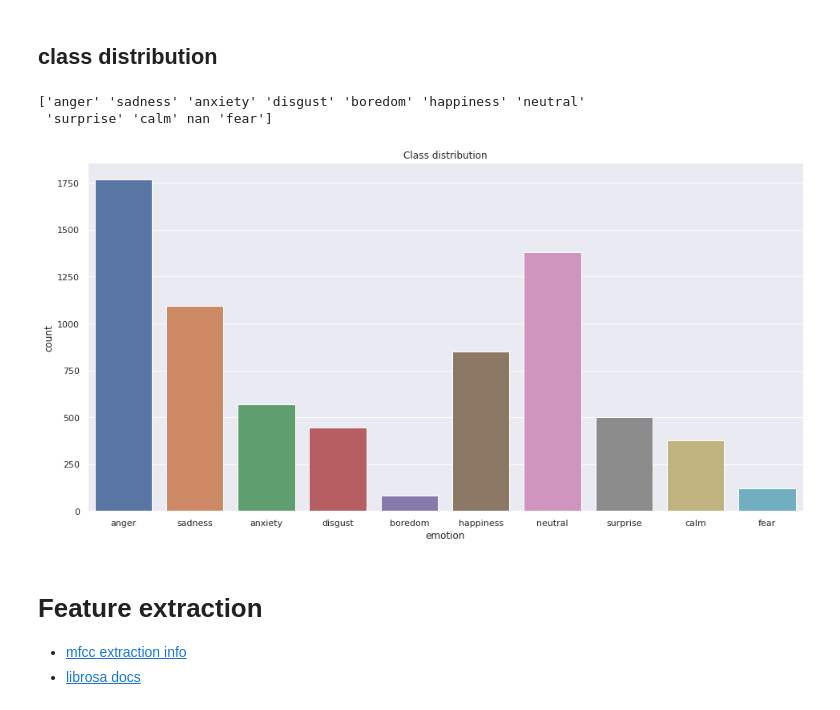
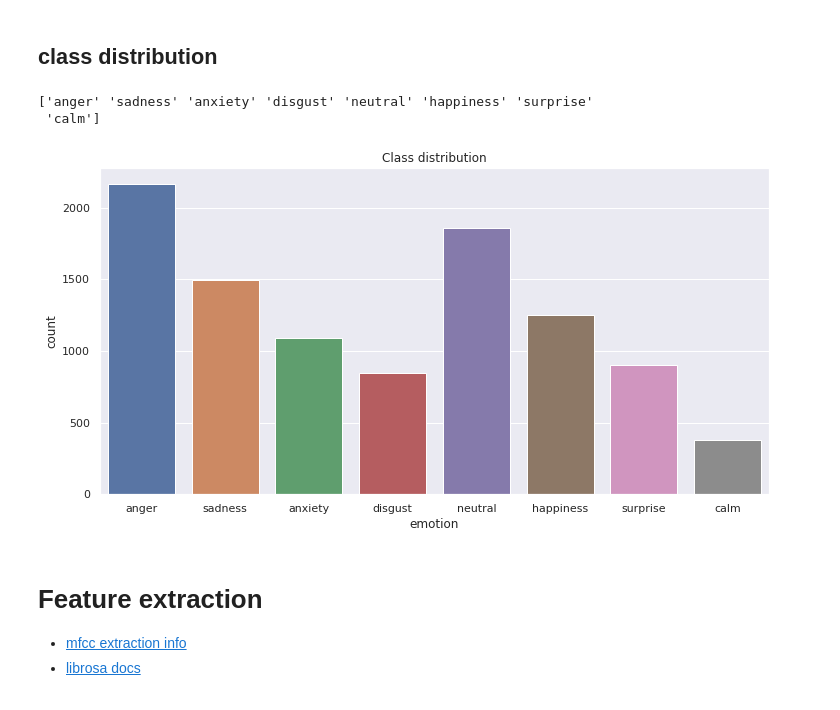
Before and after one commit to mikolajm190/python_SER_DL, a Jupyter notebook: src/cross_corpus_SER.ipynb, the cells around one changed output. Drawn from its saved outputs; the diff is of its cells as text; code cells hidden in the pictures.

Commit message:
feature extraction, data split, SER task update

```diff
--- a/src/cross_corpus_SER.ipynb
+++ b/src/cross_corpus_SER.ipynb
@@ -18,9 +18,9 @@ def load_data(path):
 
     # iterate over audio files extracting emotion label, file path and speaker info
     for root, _, files in os.walk(path):
-        for filename in files:
-            temp_path_split = os.path.dirname(root).split('/')
-            if len(temp_path_split) > 2: # seek files when inside a data folder
+        if len(files): # extract info only if files are found
+            for filename in files:
+                temp_path_split = os.path.dirname(root).split('/')
                 # extract emotion label specific to every database
                 if temp_path_split[2] == 'emodb':
                     emotion.append(filename[5])
@@ -32,7 +32,7 @@ def load_data(path):
                     emotion.append(filename.split('_')[2].split('.')[0])
                 elif temp_path_split[2] == 'shemo':
                     emotion.append(filename[3])
-                else:
+                elif temp_path_split[2] == 'aesdd':
                     emotion.append(os.path.basename(root))
                 file_path.append(os.path.join(root, filename))
                 database.append(temp_path_split[2])
@@ -44,9 +44,10 @@ def load_data(path):
 
     return audio_df
 
+# fear -> anxiety, boredom -> neutral, calm -> neutral?
 def translate_labels(df):
     # replace label inidication with full name for each database
-    df.loc[df['database'] == 'emodb'] = df.loc[df['database'] == 'emodb'].replace({'W': 'anger', 'L': 'boredom',
+    df.loc[df['database'] == 'emodb'] = df.loc[df['database'] == 'emodb'].replace({'W': 'anger', 'L': 'neutral',
                                                                                'E': 'disgust', 'A': 'anxiety',
                                                                                'F': 'happiness', 'T': 'sadness',
                                                                                'N': 'neutral'})
@@ -61,7 +62,10 @@ def translate_labels(df):
     df.loc[df['database'] == 'shemo'] = df.loc[df['database'] == 'shemo'].replace({'A': 'anger', 'F': 'anxiety',
                                                                                'H': 'happiness', 'N': 'neutral',
                                                                                'S': 'sadness', 'W': 'surprise'})
-    df.loc[df['database'] == 'tess'] = df.loc[df['database'] == 'shemo'].replace({'ps': 'surprise'})
+    df.loc[df['database'] == 'tess'] = df.loc[df['database'] == 'tess'].replace({'sad': 'sadness', 'angry': 'anger',
+                                                                                 'ps': 'surprise', 'fear': 'anxiety',
+                                                                                  'happy': 'happiness', 'surprised': 'surprise'})
+    df.loc[df['database'] == 'aesdd'] = df.loc[df['database'] == 'aesdd'].replace({'fear': 'anxiety'})
 
     return df
 
@@ -89,23 +93,23 @@ df
 # %%
 import seaborn as sns
 import matplotlib.pyplot as plt
 
 # class imbalance plot
 def class_imbalance_plot():
     print(df['emotion'].unique())
-    plt.figure(figsize = (16,8))
+    plt.figure(figsize = (12,6))
     sns.set_theme(style='darkgrid')
     sns.countplot(x = 'emotion', data = df)
     plt.title('Class distribution')
     plt.savefig(imgs_path + 'class_distribution.png')
     plt.show()
     return
 
 class_imbalance_plot()
 # %% [output]
-['anger' 'sadness' 'anxiety' 'disgust' 'boredom' 'happiness' 'neutral'
- 'surprise' 'calm' nan 'fear']
+['anger' 'sadness' 'anxiety' 'disgust' 'neutral' 'happiness' 'surprise'
+ 'calm']
-[figure, old version]
+[figure, new version]
 # %% [markdown]
 # Feature extraction
 
```
Also changed, not shown: parts of 9 cells of this notebook.
